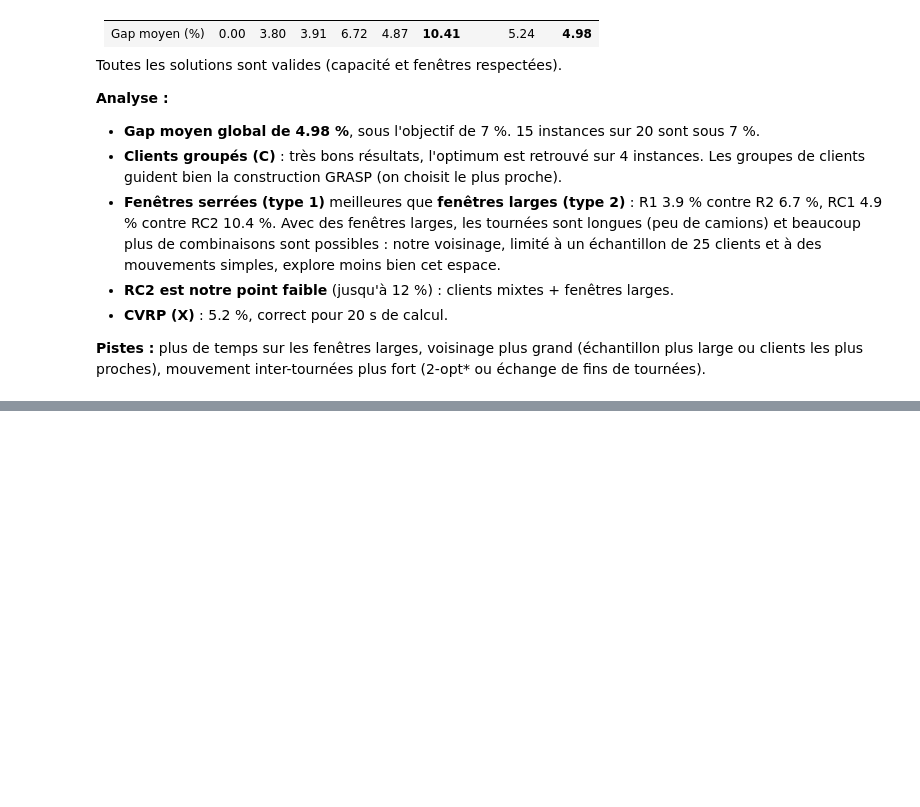
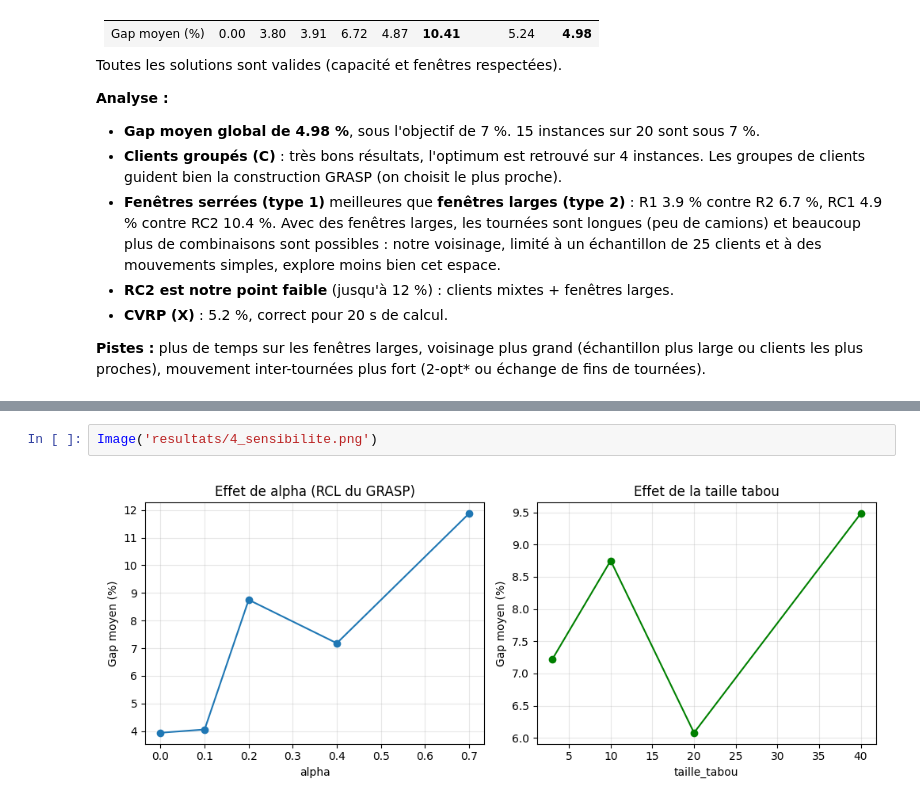
Before and after one commit to gautier111-fr/projet-smart, a Jupyter notebook: Projet_Smart.ipynb, the cells around one changed output, grey strips where cells are left out. Drawn from its saved outputs; the diff is of its cells as text; blank space fills up the shorter version.

```diff
--- a/Projet_Smart.ipynb
+++ b/Projet_Smart.ipynb
@@ -1305,0 +1590,4 @@ Toutes les solutions sont valides (capacité et fenêtres respectées).
+# %%
+Image('resultats/4_sensibilite.png')
+# %% [output]
+[figure, added]
```
Also changed, not shown: parts of 13 cells of this notebook, 17 other files.
